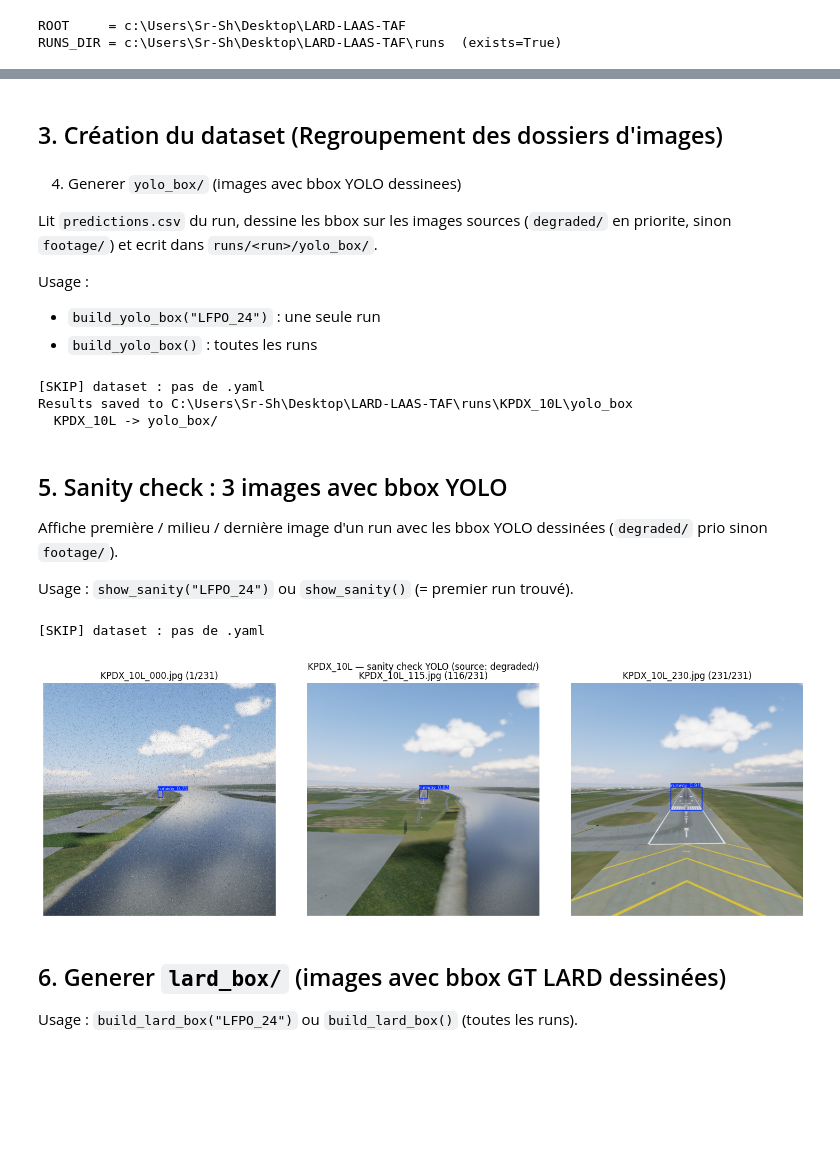
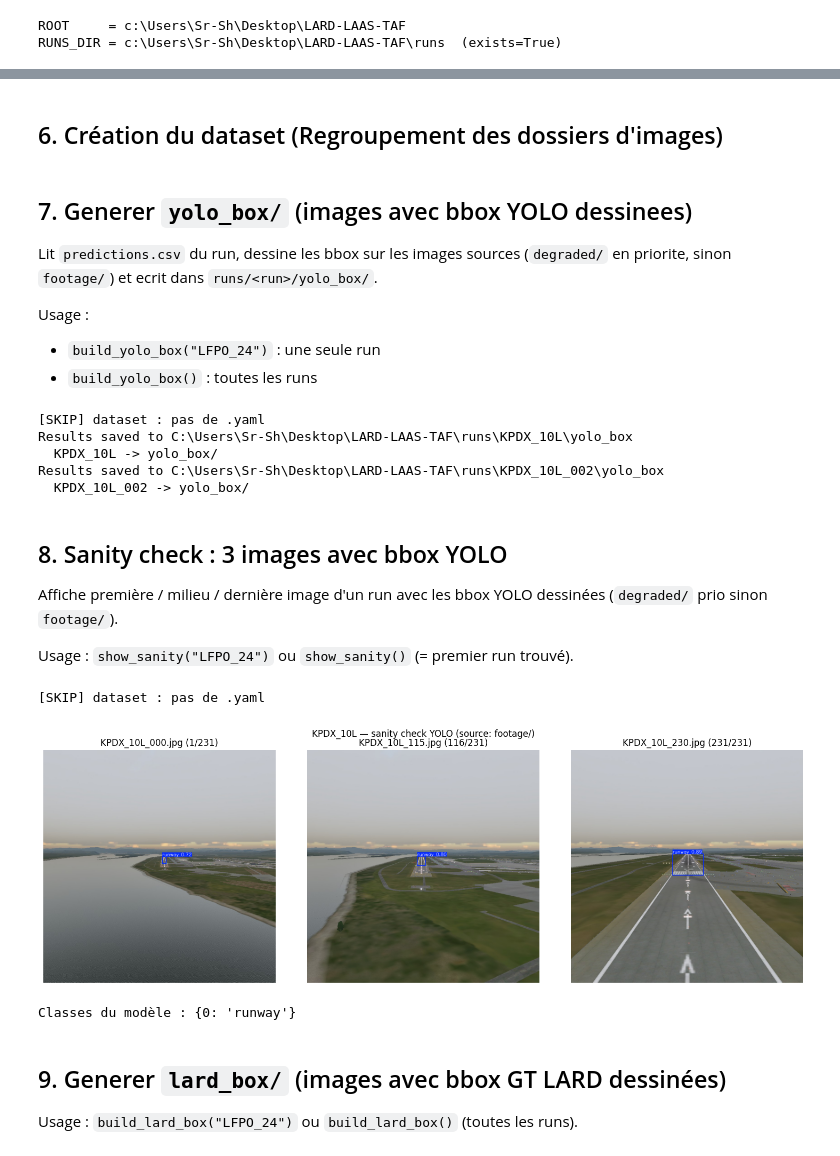
Before and after one commit to Shishiroro/ProjetLAASMonitoring, a Jupyter notebook: notebook.ipynb, the cells around one changed output, grey strips where cells are left out. Saved outputs shown, nothing was run; the diff lists cells and outputs as text; code cells hidden in the pictures; blank space fills up the shorter version.

```diff
--- a/notebook.ipynb
+++ b/notebook.ipynb
@@ -8,7 +8,15 @@ import json
 import shutil
 from pathlib import Path
 
-ROOT = Path.cwd()
+# Racine du projet : remonte depuis cwd jusqu'a trouver run_pipeline.py
+# (robuste a jupyter lance depuis project/ ou un autre sous-dossier)
+def _find_root(start: Path) -> Path:
+    for p in [start, *start.parents]:
+        if (p / "run_pipeline.py").exists():
+            return p
+    return start
+
+ROOT = _find_root(Path.cwd())
 RUNS_DIR = ROOT / "runs"
 
 for _p in (ROOT, ROOT / "project", ROOT / "project" / "export",
@@ -40,5 +153,5 @@ print(f"\n{len(runs)} run(s) trouve(s).")
 # %% [markdown]
-## 3. Création du dataset (Regroupement des dossiers d'images)
+## 6. Création du dataset (Regroupement des dossiers d'images)
 # %%
 import csv
 from runway import runway_from_run_name
@@ -133,7 +281,7 @@ def build_dataset(out_dir: Path = RUNS_DIR / "dataset") -> dict:
 
 build_dataset();
 # %% [markdown]
-4. Generer `yolo_box/` (images avec bbox YOLO dessinees)
+## 7. Generer `yolo_box/` (images avec bbox YOLO dessinees)
 
 Lit `predictions.csv` du run, dessine les bbox sur les images sources
 (`degraded/` en priorite, sinon `footage/`) et ecrit dans `runs/<run>/yolo_box/`.
@@ -152,7 +300,7 @@ def build_yolo_box(run_name: str | None = None,
     est ajoute (non expose par predict()).
     """
     targets = find_runs(run_name=run_name, all_runs=run_name is None)
-    model = YOLO(str(ROOT / "yolo" / "yolov8n.pt"))
+    model = YOLO(str(ROOT / "yolo" / "yolov8nTest.pt"))
     for run in targets:
         src = pick_image_source(run)
         out = run / "yolo_box"
@@ -168,8 +316,10 @@ build_yolo_box()
 [SKIP] dataset : pas de .yaml
 Results saved to C:\Users\Sr-Sh\Desktop\LARD-LAAS-TAF\runs\KPDX_10L\yolo_box
   KPDX_10L -> yolo_box/
+Results saved to C:\Users\Sr-Sh\Desktop\LARD-LAAS-TAF\runs\KPDX_10L_002\yolo_box
+  KPDX_10L_002 -> yolo_box/
 # %% [markdown]
-## 5. Sanity check : 3 images avec bbox YOLO
+## 8. Sanity check : 3 images avec bbox YOLO
 
 Affiche première / milieu / dernière image d'un run avec les bbox YOLO dessinées
  (`degraded/` prio sinon `footage/`).
@@ -188,37 +338,42 @@ def show_sanity(run_name: str | None = None,
     if not targets:
         print("[!] aucun run trouve")
         return
     run = targets[0]
 
     src = pick_image_source(run)
     images = list_images(src)
     if not images:
         print(f"[!] pas d'images dans {src}")
         return
 
     n = len(images)
     picks = [(images[0], 0), (images[n // 2], n // 2), (images[-1], n - 1)]
 
-    model = YOLO(str(ROOT / "yolo" / "yolov8n.pt"))
+    model = YOLO(str(ROOT / "yolo" / "yolov8nTest.pt"))
 
     fig, axes = plt.subplots(1, 3, figsize=(15, 5))
     for ax, (img_path, idx) in zip(axes, picks):
         result = model.predict(source=str(img_path), conf=conf, imgsz=imgsz,
                                verbose=False)[0]
         annotated = result.plot(line_width=line_width)  # numpy BGR avec bbox
         ax.imshow(cv2.cvtColor(annotated, cv2.COLOR_BGR2RGB))
         ax.set_title(f"{img_path.name} ({idx + 1}/{n})")
         ax.axis("off")
     fig.suptitle(f"{run.name} — sanity check YOLO (source: {src.name}/)")
     plt.tight_layout()
     plt.show()
 
 show_sanity()
 # %% [output]
 [SKIP] dataset : pas de .yaml
-[figure, old version]
+[figure, new version]
+# %%
+model = YOLO(str(ROOT / "yolo" / "yolov8nTest.pt"))
+print("Classes du modèle :", model.names)
+# %% [output]
+Classes du modèle : {0: 'runway'}
 # %% [markdown]
-## 6. Generer `lard_box/` (images avec bbox GT LARD dessinées)
+## 9. Generer `lard_box/` (images avec bbox GT LARD dessinées)
 
 Usage : `build_lard_box("LFPO_24")` ou `build_lard_box()` (toutes les runs).
 # %%
```
Also changed, not shown: parts of 18 cells of this notebook, 1 other file.
